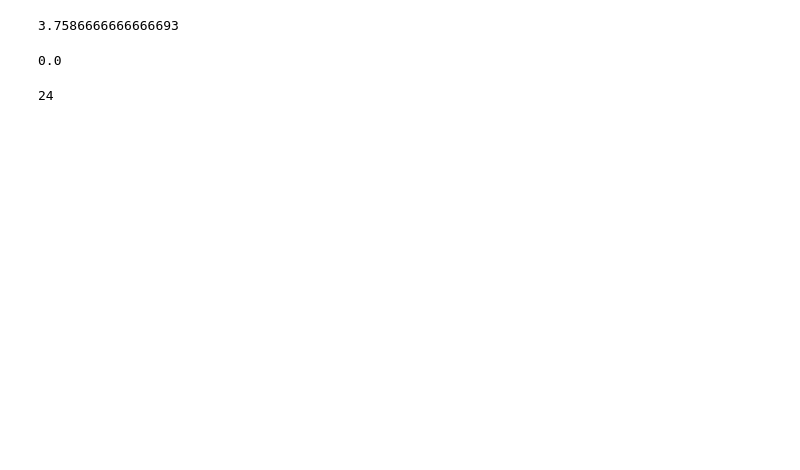
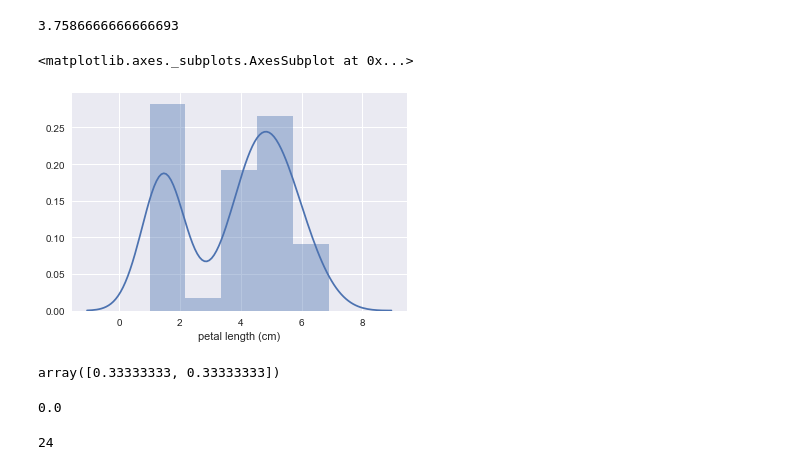
Before and after one commit to sagyome/phd_code, a Jupyter notebook: CDF development.ipynb, the cells around one changed output. Drawn from its saved outputs; the diff is of its cells as text; code cells hidden in the pictures; blank space fills up the shorter version.

```diff
--- a/CDF development.ipynb
+++ b/CDF development.ipynb
@@ -17,6 +18,15 @@ data,x_columns,y_column = read_iris_data()
 data['petal length (cm)'].mean()
 # %% [output]
 3.7586666666666693
+# %%
+sns.distplot(data['petal length (cm)'])
+# %% [output]
+<matplotlib.axes._subplots.AxesSubplot at 0x...>
+[figure, added]
+# %%
+ecdf([2.5,2.75])
+# %% [output]
+array([0.33333333, 0.33333333])
 # %%
 from statsmodels.distributions.empirical_distribution import ECDF
 ecdf=ECDF(data['petal length (cm)'])
```
Also changed, not shown: parts of 1 cell of this notebook, 19 other files.
